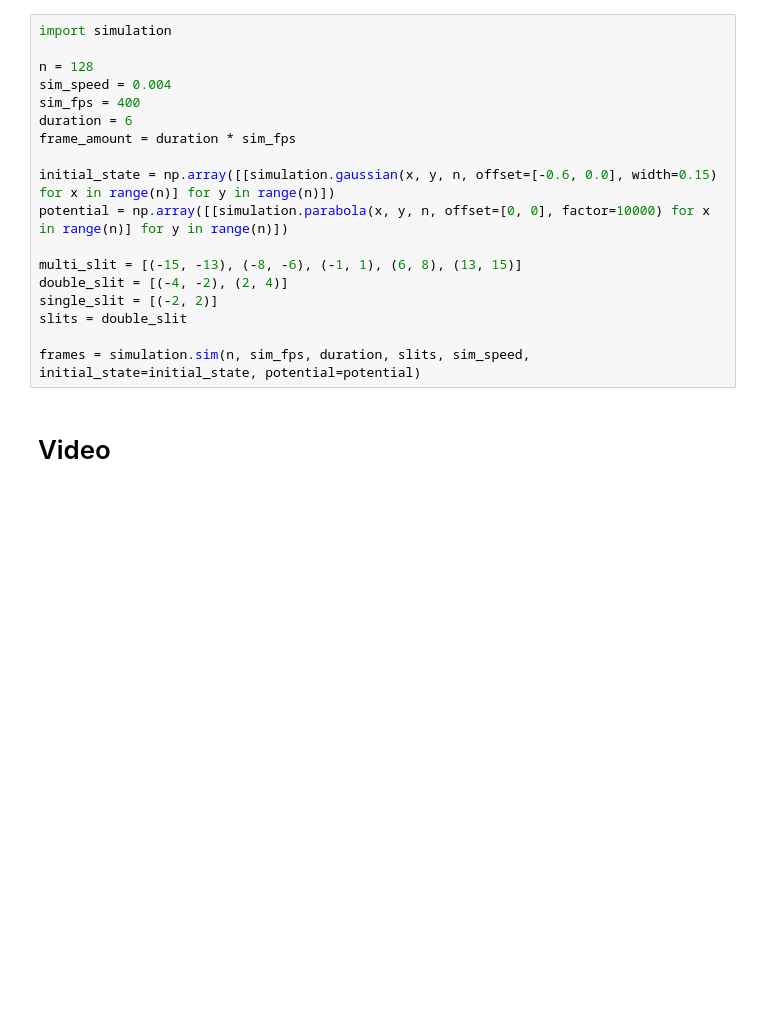
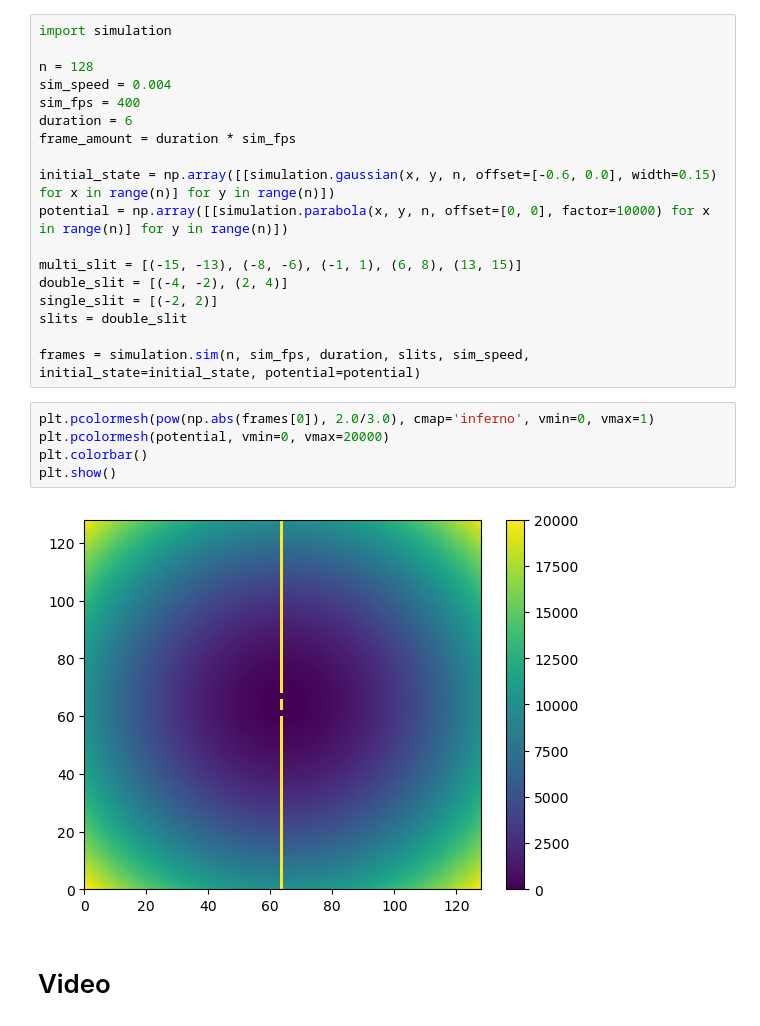
Before and after one commit to jannosch/qsynthi_prototyping, a Jupyter notebook: mapping_2.ipynb, the cells around one changed output. Saved outputs shown, nothing was run; the diff lists cells and outputs as text; blank space fills up the shorter version.

```diff
--- a/mapping_2.ipynb
+++ b/mapping_2.ipynb
@@ -51,6 +59,13 @@ single_slit = [(-2, 2)]
 slits = double_slit
 
 frames = simulation.sim(n, sim_fps, duration, slits, sim_speed, initial_state=initial_state, potential=potential)
+# %%
+plt.pcolormesh(pow(np.abs(frames[0]), 2.0/3.0), cmap='inferno', vmin=0, vmax=1)
+plt.pcolormesh(potential, vmin=0, vmax=20000)
+plt.colorbar()
+plt.show()
+# %% [output]
+[figure, added]
 # %% [markdown]
 # Video
 # %%
```
Also changed, not shown: parts of 16 cells of this notebook.
